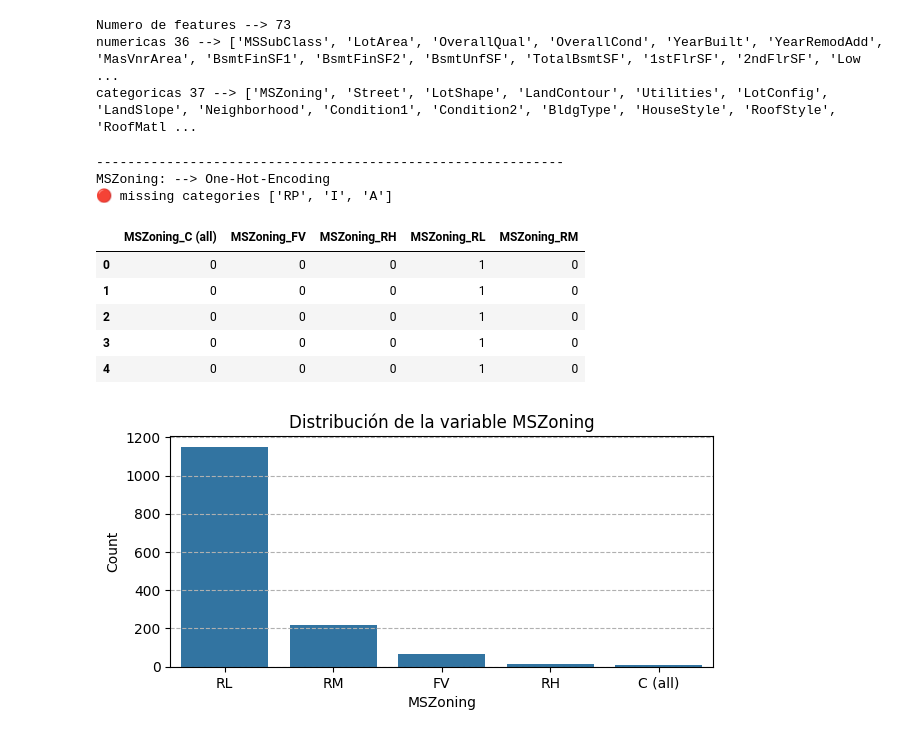
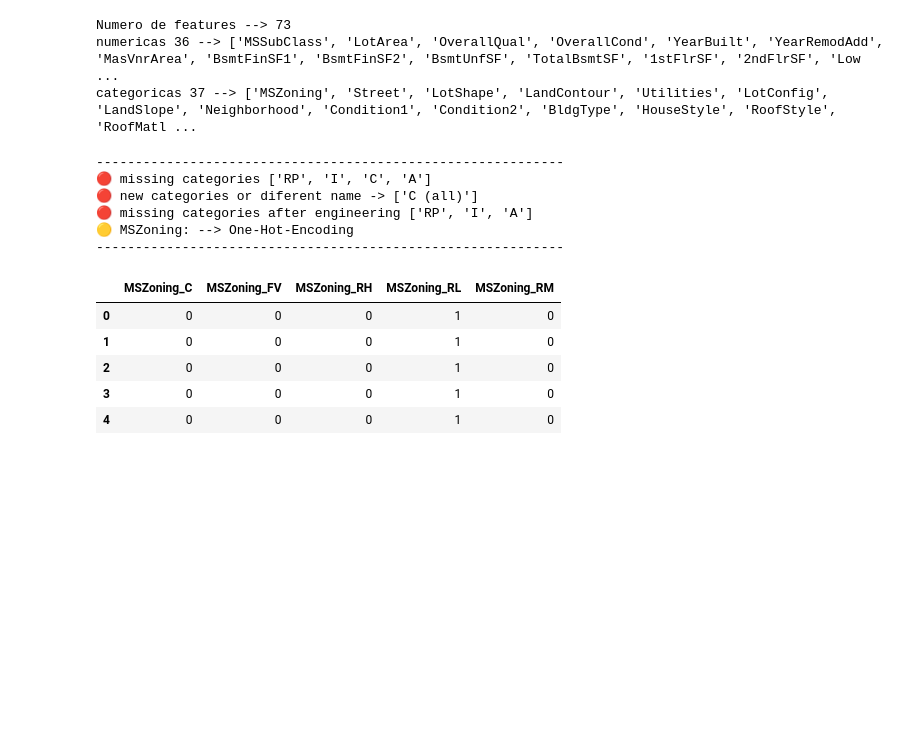
Before and after one commit to Albe036/ML-house-prices, a Jupyter notebook: notebooks/eda_01.ipynb, the cells around one changed output. Cells and saved outputs as stored; diff of their text form; code cells hidden in the pictures; blank space fills up the shorter version.

```diff
--- a/notebooks/eda_01.ipynb
+++ b/notebooks/eda_01.ipynb
@@ -214,35 +214,45 @@ categoricas 37 --> ['MSZoning', 'Street', 'LotShape', 'LandContour', 'Utilities'
 # %%
 #MSZoning: Clasificación general de la zona de uso del suelo.
 print('---'*20)
-print('MSZoning: --> One-Hot-Encoding')
+mszoning_cat_all = ['A', 'C', 'FV', 'I', 'RH', 'RL', 'RP', 'RM']
+mszoning_cat_train = df_train['MSZoning'].unique().tolist()
+missing_cats = list(set(mszoning_cat_all) - set(mszoning_cat_train))
+print(f'{"🟢" if len(missing_cats) == 0 else "🔴"} missing categories {missing_cats}')
+
+mszzoning_new_cat = df_train[~df_train['MSZoning'].isin(mszoning_cat_all)]
+mszzoning_new_cat = mszzoning_new_cat['MSZoning'].unique().tolist()
+print(f'{"🟢" if len(mszzoning_new_cat) == 0 else "🔴"} new categories or diferent name -> {mszzoning_new_cat}')
+
+
 #Considerar valores categoricos de MSZoning que no tienen ejemplos en el set de entrenamiento
 #No se tiene un orden definido en las categorias
 #Pocas categorias
 #Visto que las categorias no tienen un orden definido, se procede a hacer one-hot-encoding
-mszoning_cat_all = ['A', 'C (all)', 'FV', 'I', 'RH', 'RL', 'RP', 'RM']
-mszoning_cat_train = df_train['MSZoning'].unique().tolist()
-missing_cats = list(set(mszoning_cat_all) - set(mszoning_cat_train))
-print(f'{"🟢" if len(missing_cats) == 0 else "🔴"} missing categories {missing_cats}')
+
+#1. Se reemplaza 'C (all)' por 'C'
+df_train['MSZoning'] = df_train['MSZoning'].replace('C (all)', 'C')
+
+mszoning_cat_after_engineering = df_train['MSZoning'].unique().tolist()
+missing_cats = list(set(mszoning_cat_all) - set(mszoning_cat_after_engineering))
+print(f'{"🟢" if len(missing_cats) == 0 else "🔴"} missing categories after engineering {missing_cats}')
+
+print('🟡 MSZoning: --> One-Hot-Encoding')
+print('---'*20)
 ohe_mszoning = pd.get_dummies(df_train['MSZoning'], prefix='MSZoning', dtype=int)
 display(ohe_mszoning.head())
-
-plt.figure(figsize=(7,3))
-sns.countplot(data=df_train, x='MSZoning', order=df_train['MSZoning'].value_counts().index)
-plt.title('Distribución de la variable MSZoning')
-plt.xlabel('MSZoning')
-plt.ylabel('Count')
-plt.grid(axis='y', linestyle='--');
 # %% [output]
 ------------------------------------------------------------
-MSZoning: --> One-Hot-Encoding
-🔴 missing categories ['RP', 'I', 'A']
+🔴 missing categories ['RP', 'I', 'C', 'A']
+🔴 new categories or diferent name -> ['C (all)']
+🔴 missing categories after engineering ['RP', 'I', 'A']
+🟡 MSZoning: --> One-Hot-Encoding
+------------------------------------------------------------
-|  | MSZoning_C (all) | MSZoning_FV | MSZoning_RH | MSZoning_RL | MSZoning_RM |
+|  | MSZoning_C | MSZoning_FV | MSZoning_RH | MSZoning_RL | MSZoning_RM |
 | 0 | 0 | 0 | 0 | 1 | 0 |
 | 1 | 0 | 0 | 0 | 1 | 0 |
 | 2 | 0 | 0 | 0 | 1 | 0 |
 | 3 | 0 | 0 | 0 | 1 | 0 |
 | 4 | 0 | 0 | 0 | 1 | 0 |
-[figure, removed]
 # %%
 #Street: Tipo de acceso a la calle.
 print('---'*20)
```
Also changed, not shown: parts of 20 cells of this notebook, 1 other file.
